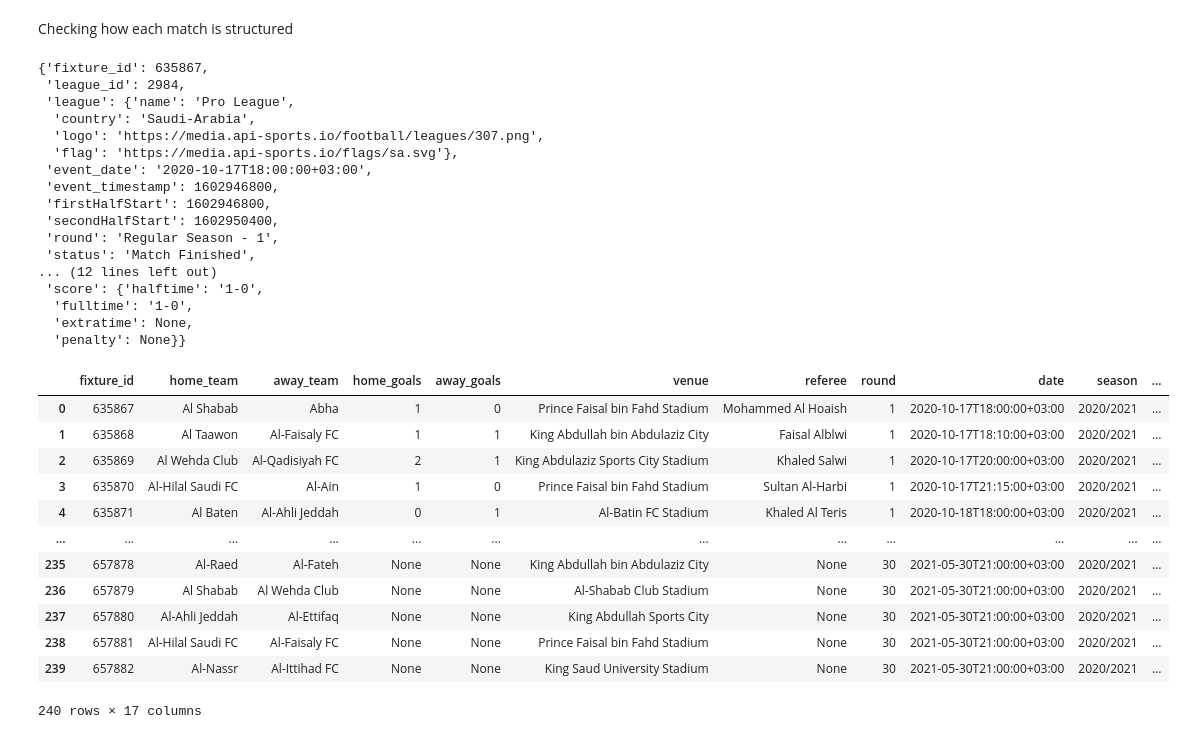
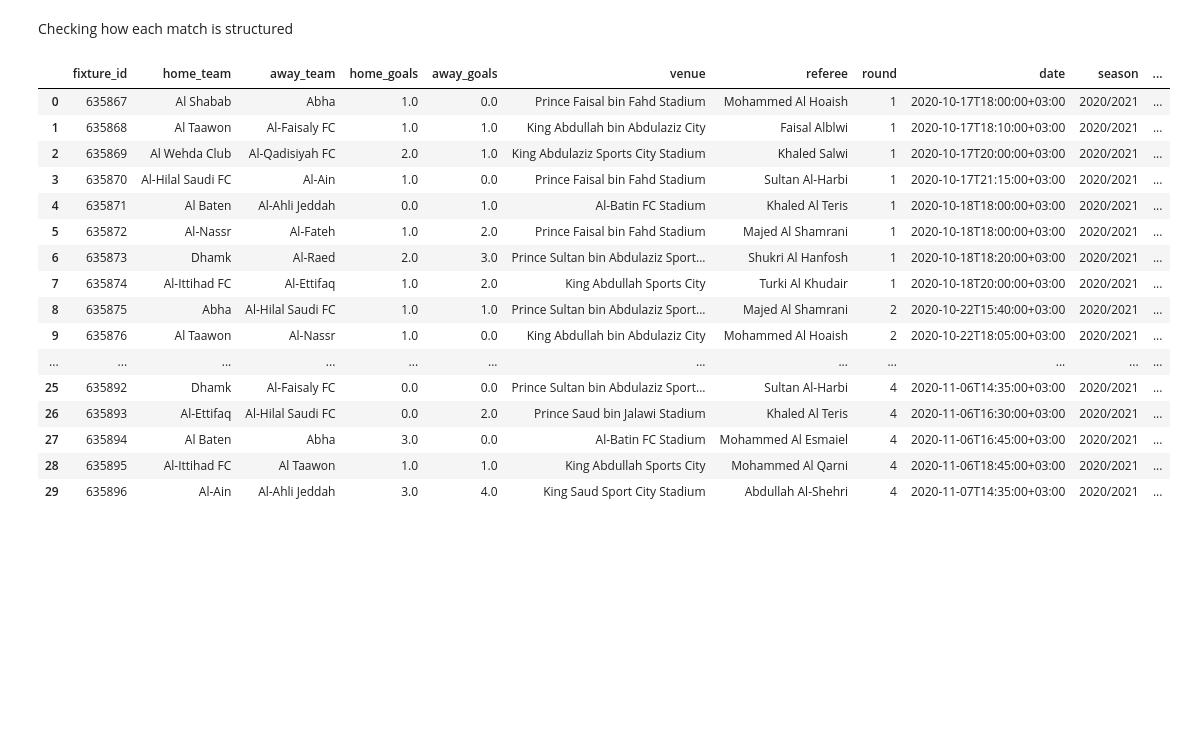
Before and after one commit to Link20222/SaudiLeague, a Jupyter notebook: Data Collection.ipynb, the cells around one changed output. Drawn from its saved outputs; the diff is of its cells as text; code cells hidden in the pictures; blank space fills up the shorter version.

```diff
--- a/Data Collection.ipynb
+++ b/Data Collection.ipynb
@@ -27,4 +24,4 @@ import numpy as np
 import time
 # %%
 # I change it before every commit
-my_api_key = "2b7b92f240msh6817a320b35289bp1b47d2jsnf9a630fd5bc8"
+my_api_key = "06ea9327e3msh1998205d3e82878p1e907ajsnf9444f38e602"
@@ -266,41 +308,25 @@ len(season2020_fixtures)
 240
 # %% [markdown]
 Checking how each match is structured
-# %%
-season2020_fixtures[0]
-# %% [output]
-{'fixture_id': 635867,
- 'league_id': 2984,
- 'league': {'name': 'Pro League',
-  'country': 'Saudi-Arabia',
-  'logo': 'https://media.api-sports.io/football/leagues/307.png',
-  'flag': 'https://media.api-sports.io/flags/sa.svg'},
- 'event_date': '2020-10-17T18:00:00+03:00',
- 'event_timestamp': 1602946800,
- 'firstHalfStart': 1602946800,
- 'secondHalfStart': 1602950400,
- 'round': 'Regular Season - 1',
- 'status': 'Match Finished',
-... (12 lines left out)
- 'score': {'halftime': '1-0',
-  'fulltime': '1-0',
-  'extratime': None,
-  'penalty': None}}
 # %%
 season2020 = create_df(season2020_fixtures, "2020/2021")
 # %%
-season2020
+season2020.head(30)
 # %% [output]
 |  | fixture_id | home_team | away_team | home_goals | away_goals | venue | referee | round | date | season | ... |
-| 0 | 635867 | Al Shabab | Abha | 1 | 0 | Prince Faisal bin Fahd Stadium | Mohammed Al Hoaish | 1 | 2020-10-17T18:00:00+03:00 | 2020/2021 | ... |
-| 1 | 635868 | Al Taawon | Al-Faisaly FC | 1 | 1 | King Abdullah bin Abdulaziz City | Faisal Alblwi | 1 | 2020-10-17T18:10:00+03:00 | 2020/2021 | ... |
-| 2 | 635869 | Al Wehda Club | Al-Qadisiyah FC | 2 | 1 | King Abdulaziz Sports City Stadium | Khaled Salwi | 1 | 2020-10-17T20:00:00+03:00 | 2020/2021 | ... |
-| 3 | 635870 | Al-Hilal Saudi FC | Al-Ain | 1 | 0 | Prince Faisal bin Fahd Stadium | Sultan Al-Harbi | 1 | 2020-10-17T21:15:00+03:00 | 2020/2021 | ... |
-| 4 | 635871 | Al Baten | Al-Ahli Jeddah | 0 | 1 | Al-Batin FC Stadium | Khaled Al Teris | 1 | 2020-10-18T18:00:00+03:00 | 2020/2021 | ... |
+| 0 | 635867 | Al Shabab | Abha | 1.0 | 0.0 | Prince Faisal bin Fahd Stadium | Mohammed Al Hoaish | 1 | 2020-10-17T18:00:00+03:00 | 2020/2021 | ... |
+| 1 | 635868 | Al Taawon | Al-Faisaly FC | 1.0 | 1.0 | King Abdullah bin Abdulaziz City | Faisal Alblwi | 1 | 2020-10-17T18:10:00+03:00 | 2020/2021 | ... |
+| 2 | 635869 | Al Wehda Club | Al-Qadisiyah FC | 2.0 | 1.0 | King Abdulaziz Sports City Stadium | Khaled Salwi | 1 | 2020-10-17T20:00:00+03:00 | 2020/2021 | ... |
+| 3 | 635870 | Al-Hilal Saudi FC | Al-Ain | 1.0 | 0.0 | Prince Faisal bin Fahd Stadium | Sultan Al-Harbi | 1 | 2020-10-17T21:15:00+03:00 | 2020/2021 | ... |
+| 4 | 635871 | Al Baten | Al-Ahli Jeddah | 0.0 | 1.0 | Al-Batin FC Stadium | Khaled Al Teris | 1 | 2020-10-18T18:00:00+03:00 | 2020/2021 | ... |
+| 5 | 635872 | Al-Nassr | Al-Fateh | 1.0 | 2.0 | Prince Faisal bin Fahd Stadium | Majed Al Shamrani | 1 | 2020-10-18T18:00:00+03:00 | 2020/2021 | ... |
+| 6 | 635873 | Dhamk | Al-Raed | 2.0 | 3.0 | Prince Sultan bin Abdulaziz Sport... | Shukri Al Hanfosh | 1 | 2020-10-18T18:20:00+03:00 | 2020/2021 | ... |
+| 7 | 635874 | Al-Ittihad FC | Al-Ettifaq | 1.0 | 2.0 | King Abdullah Sports City | Turki Al Khudair | 1 | 2020-10-18T20:00:00+03:00 | 2020/2021 | ... |
+| 8 | 635875 | Abha | Al-Hilal Saudi FC | 1.0 | 1.0 | Prince Sultan bin Abdulaziz Sport... | Majed Al Shamrani | 2 | 2020-10-22T15:40:00+03:00 | 2020/2021 | ... |
+| 9 | 635876 | Al Taawon | Al-Nassr | 1.0 | 0.0 | King Abdullah bin Abdulaziz City | Mohammed Al Hoaish | 2 | 2020-10-22T18:05:00+03:00 | 2020/2021 | ... |
 | ... | ... | ... | ... | ... | ... | ... | ... | ... | ... | ... | ... |
-| 235 | 657878 | Al-Raed | Al-Fateh | None | None | King Abdullah bin Abdulaziz City | None | 30 | 2021-05-30T21:00:00+03:00 | 2020/2021 | ... |
-| 236 | 657879 | Al Shabab | Al Wehda Club | None | None | Al-Shabab Club Stadium | None | 30 | 2021-05-30T21:00:00+03:00 | 2020/2021 | ... |
-| 237 | 657880 | Al-Ahli Jeddah | Al-Ettifaq | None | None | King Abdullah Sports City | None | 30 | 2021-05-30T21:00:00+03:00 | 2020/2021 | ... |
-| 238 | 657881 | Al-Hilal Saudi FC | Al-Faisaly FC | None | None | Prince Faisal bin Fahd Stadium | None | 30 | 2021-05-30T21:00:00+03:00 | 2020/2021 | ... |
-| 239 | 657882 | Al-Nassr | Al-Ittihad FC | None | None | King Saud University Stadium | None | 30 | 2021-05-30T21:00:00+03:00 | 2020/2021 | ... |
+| 25 | 635892 | Dhamk | Al-Faisaly FC | 0.0 | 0.0 | Prince Sultan bin Abdulaziz Sport... | Sultan Al-Harbi | 4 | 2020-11-06T14:35:00+03:00 | 2020/2021 | ... |
+| 26 | 635893 | Al-Ettifaq | Al-Hilal Saudi FC | 0.0 | 2.0 | Prince Saud bin Jalawi Stadium | Khaled Al Teris | 4 | 2020-11-06T16:30:00+03:00 | 2020/2021 | ... |
+| 27 | 635894 | Al Baten | Abha | 3.0 | 0.0 | Al-Batin FC Stadium | Mohammed Al Esmaiel | 4 | 2020-11-06T16:45:00+03:00 | 2020/2021 | ... |
+| 28 | 635895 | Al-Ittihad FC | Al Taawon | 1.0 | 1.0 | King Abdullah Sports City | Mohammed Al Qarni | 4 | 2020-11-06T18:45:00+03:00 | 2020/2021 | ... |
+| 29 | 635896 | Al-Ain | Al-Ahli Jeddah | 3.0 | 4.0 | King Saud Sport City Stadium | Abdullah Al-Shehri | 4 | 2020-11-07T14:35:00+03:00 | 2020/2021 | ... |
-240 rows × 17 columns
```
Also changed, not shown: parts of 42 cells of this notebook, 1 other file.
